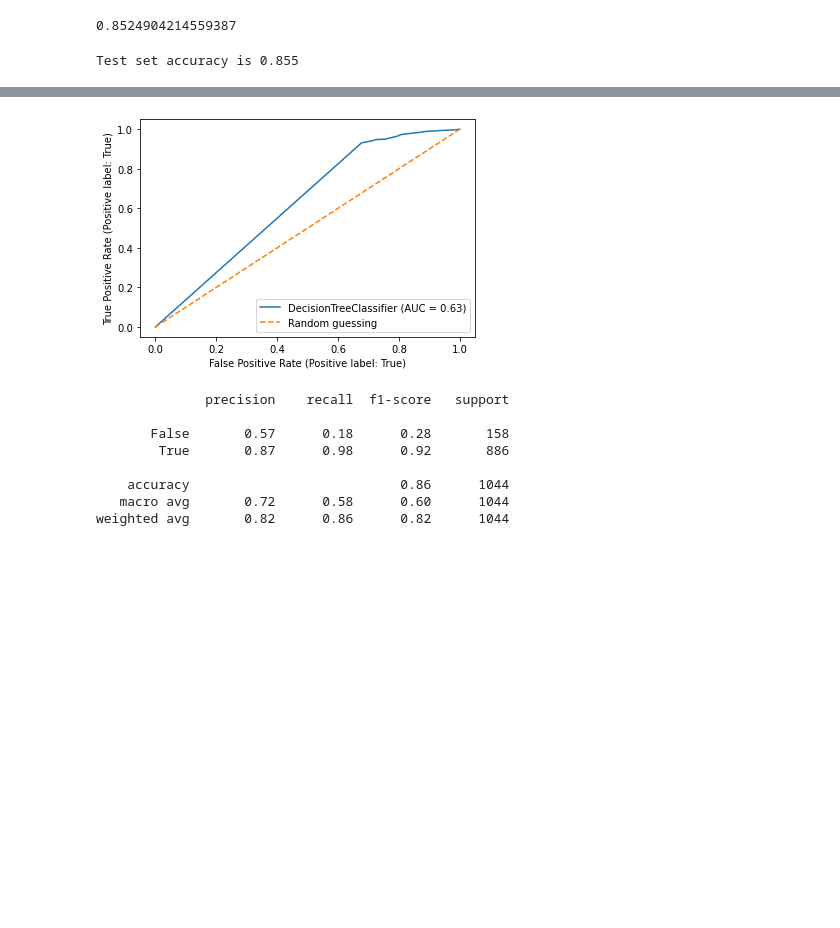
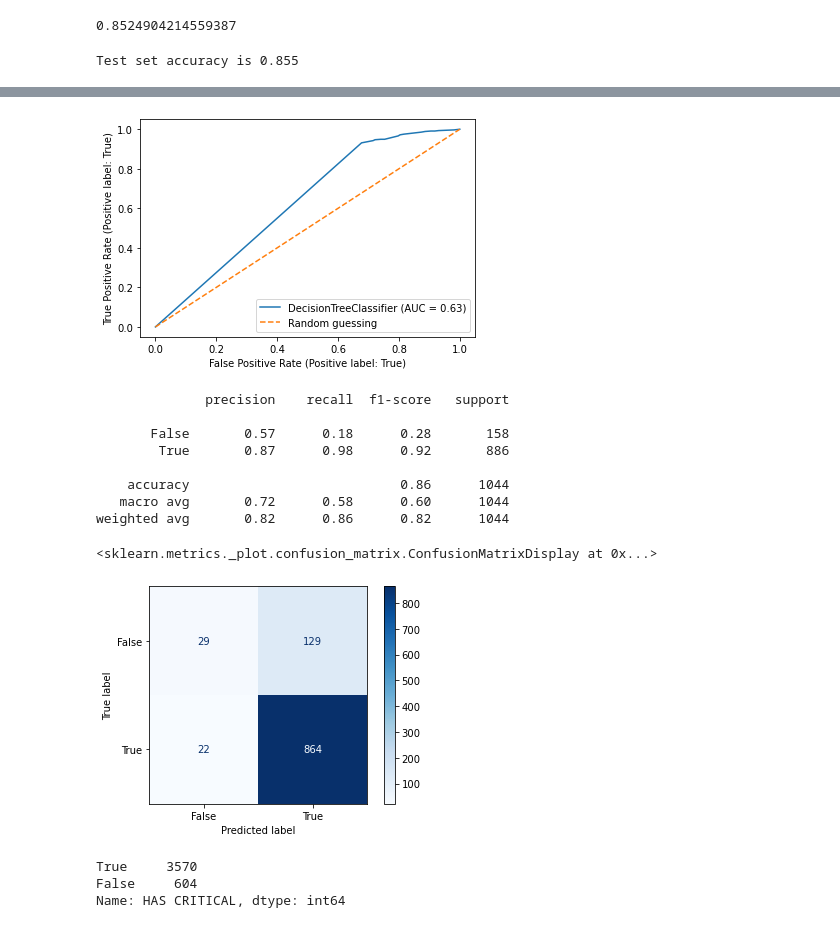
Before and after one commit to shyamal-anadkat/wake-county-food-inspections-analysis, a Jupyter notebook: Wake County -- Restaurant Food Inspections Analysis [AIPI510].ipynb, the cells around one changed output, grey strips where cells are left out. Saved outputs shown, nothing was run; the diff lists cells and outputs as text; code cells hidden in the pictures; blank space fills up the shorter version.

```diff
--- a/Wake County -- Restaurant Food Inspections Analysis [AIPI510].ipynb
+++ b/Wake County -- Restaurant Food Inspections Analysis [AIPI510].ipynb
@@ -760,6 +763,8 @@ print(acc)
 #Best pipeline: DecisionTreeClassifier(SelectPercentile(input_matrix, percentile=98), criterion=gini, max_depth=4, min_samples_leaf=10, min_samples_split=7)
 #0.8553639846743295
 from sklearn import tree
+from sklearn.metrics import plot_confusion_matrix
+
 # Instantiate the decision tree model
 tree_model = DecisionTreeClassifier(criterion='gini', max_depth=4, min_samples_leaf=10,  min_samples_split=7, random_state=0)
 
@@ -769,30 +774,39 @@ tree_model.fit(X_train, y_train)
 test_preds = tree_model.predict(X_test)
 test_acc = np.sum(test_preds==y_test)/len(y_test)
 print('Test set accuracy is {:.3f}'.format(test_acc))
 
 
 # Visualize the decision tree
 plt.figure(figsize=(15,15))
 #tree.plot_tree(tree_model, fontsize=10)
 plot_tree(tree_model,feature_names=X_train.columns,class_names=['True', 'False'],filled=True, fontsize=10)
 #plot_tree(tree_model, feature_names=X_train.columns, class_names=y_train.unique(), filled=True)
 
 
 plot_roc_curve(tree_model, X_test, y_test)
 plt.plot([0,1], [0,1], linestyle='--', label='Random guessing')
 plt.legend()
 plt.show()
 
 print(classification_report(y_test, test_preds))
+plot_confusion_matrix(tree_model, X_test, y_test, cmap=plt.cm.Blues, normalize=None)
 # %% [output]
 Test set accuracy is 0.855
 [figure]
 [figure]
               precision    recall  f1-score   support
 
        False       0.57      0.18      0.28       158
         True       0.87      0.98      0.92       886
 
     accuracy                           0.86      1044
    macro avg       0.72      0.58      0.60      1044
 weighted avg       0.82      0.86      0.82      1044
+<sklearn.metrics._plot.confusion_matrix.ConfusionMatrixDisplay at 0x...>
+[figure, added]
+# %%
+print(y_train.value_counts(dropna=False))
+# %% [output]
+True     3570
+False     604
+Name: HAS CRITICAL, dtype: int64
```
Also changed, not shown: parts of 2 cells of this notebook.
